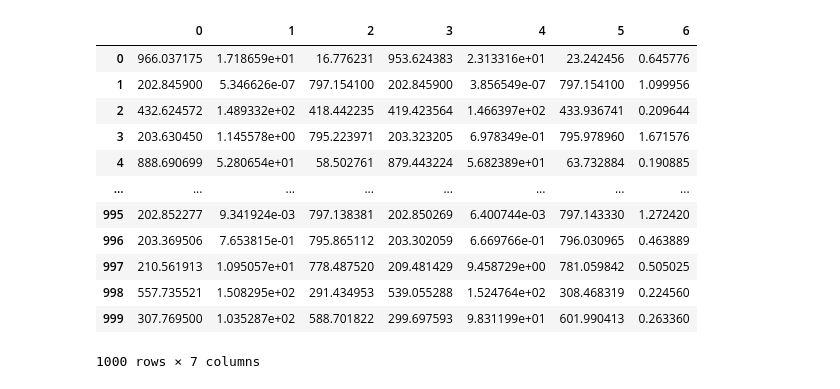
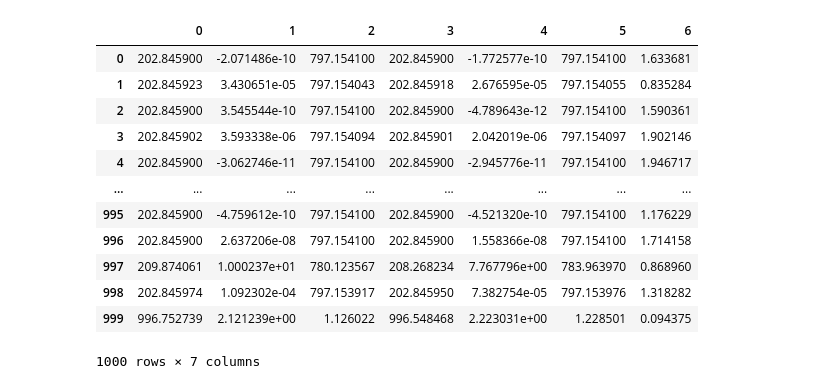
Before and after one commit to dharma610/Neural-network-model-for-compartmenral-model-SIR-and-SEIR-, a Jupyter notebook: project_part_2.ipynb, the cells around one changed output. Saved outputs shown, nothing was run; the diff lists cells and outputs as text; code cells hidden in the pictures.

```diff
--- a/project_part_2.ipynb
+++ b/project_part_2.ipynb
@@ -129,4 +111,0 @@ for i in range(1000):
-# %%
-infectedactual_list = []
-for i in range(1000):
- infectedactual_list = infectedactual_list+I_actual[i]
@@ -145,22 +145,21 @@ beta_actual = pd.DataFrame(beta)
 # %%
-data = pd.concat([df_1, df_2,df_3,df_4,df_5,df_6,beta_actual], axis=1)
+data = pd.concat([df_1, df_2,df_3,df_4,df_5,df_6,Beta], axis=1)
+data.columns = range(data.shape[1])
+data
+# %% [output]
+|  | 0 | 1 | 2 | 3 | 4 | 5 | 6 |
+| 0 | 202.845900 | -2.071486e-10 | 797.154100 | 202.845900 | -1.772577e-10 | 797.154100 | 1.633681 |
+| 1 | 202.845923 | 3.430651e-05 | 797.154043 | 202.845918 | 2.676595e-05 | 797.154055 | 0.835284 |
+| 2 | 202.845900 | 3.545544e-10 | 797.154100 | 202.845900 | -4.789643e-12 | 797.154100 | 1.590361 |
+| 3 | 202.845902 | 3.593338e-06 | 797.154094 | 202.845901 | 2.042019e-06 | 797.154097 | 1.902146 |
+| 4 | 202.845900 | -3.062746e-11 | 797.154100 | 202.845900 | -2.945776e-11 | 797.154100 | 1.946717 |
+| ... | ... | ... | ... | ... | ... | ... | ... |
+| 995 | 202.845900 | -4.759612e-10 | 797.154100 | 202.845900 | -4.521320e-10 | 797.154100 | 1.176229 |
+| 996 | 202.845900 | 2.637206e-08 | 797.154100 | 202.845900 | 1.558366e-08 | 797.154100 | 1.714158 |
+| 997 | 209.874061 | 1.000237e+01 | 780.123567 | 208.268234 | 7.767796e+00 | 783.963970 | 0.868960 |
+| 998 | 202.845974 | 1.092302e-04 | 797.153917 | 202.845950 | 7.382754e-05 | 797.153976 | 1.318282 |
+| 999 | 996.752739 | 2.121239e+00 | 1.126022 | 996.548468 | 2.223031e+00 | 1.228501 | 0.094375 |
+1000 rows × 7 columns
-# %%
-data.columns = range(data.shape[1])
-data
-# %% [output]
-|  | 0 | 1 | 2 | 3 | 4 | 5 | 6 |
-| 0 | 966.037175 | 1.718659e+01 | 16.776231 | 953.624383 | 2.313316e+01 | 23.242456 | 0.645776 |
-| 1 | 202.845900 | 5.346626e-07 | 797.154100 | 202.845900 | 3.856549e-07 | 797.154100 | 1.099956 |
-| 2 | 432.624572 | 1.489332e+02 | 418.442235 | 419.423564 | 1.466397e+02 | 433.936741 | 0.209644 |
-| 3 | 203.630450 | 1.145578e+00 | 795.223971 | 203.323205 | 6.978349e-01 | 795.978960 | 1.671576 |
-| 4 | 888.690699 | 5.280654e+01 | 58.502761 | 879.443224 | 5.682389e+01 | 63.732884 | 0.190885 |
-| ... | ... | ... | ... | ... | ... | ... | ... |
-| 995 | 202.852277 | 9.341924e-03 | 797.138381 | 202.850269 | 6.400744e-03 | 797.143330 | 1.272420 |
-| 996 | 203.369506 | 7.653815e-01 | 795.865112 | 203.302059 | 6.669766e-01 | 796.030965 | 0.463889 |
-| 997 | 210.561913 | 1.095057e+01 | 778.487520 | 209.481429 | 9.458729e+00 | 781.059842 | 0.505025 |
-| 998 | 557.735521 | 1.508295e+02 | 291.434953 | 539.055288 | 1.524764e+02 | 308.468319 | 0.224560 |
-| 999 | 307.769500 | 1.035287e+02 | 588.701822 | 299.697593 | 9.831199e+01 | 601.990413 | 0.263360 |
-1000 rows × 7 columns
 # %%
 X = data[[0,1,2,3,4,5]]
 y = data[6]
```
Also changed, not shown: parts of 36 cells of this notebook.
